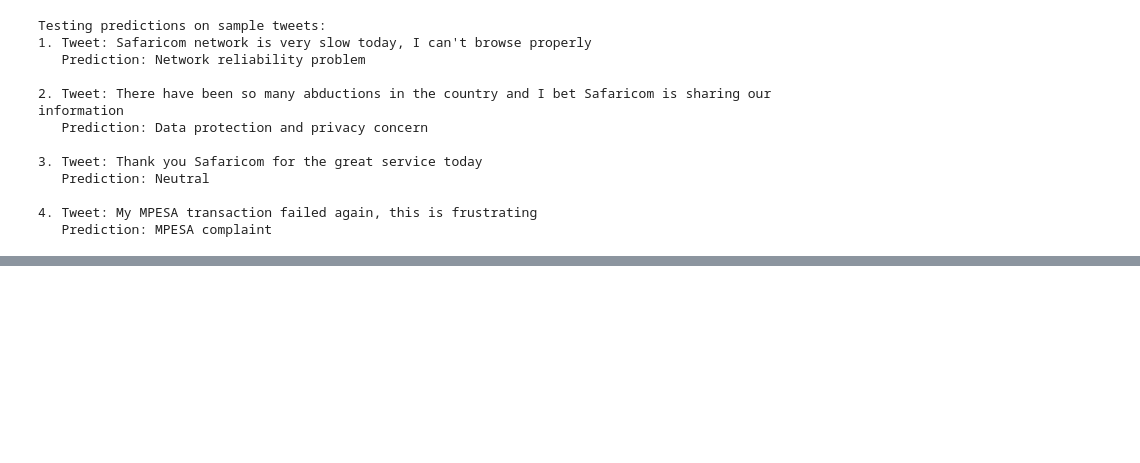
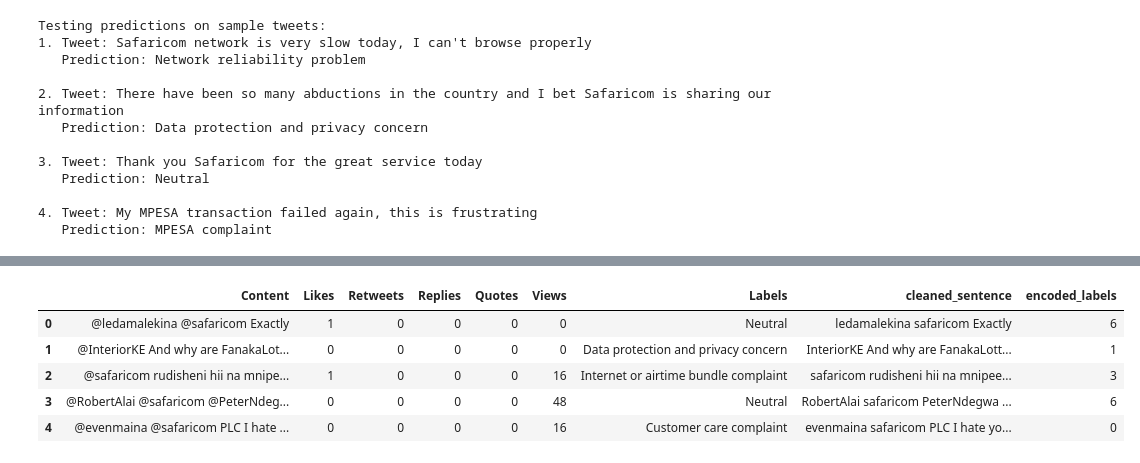
Before and after one commit to Patricknmaina/online_hate-speech_and_complaints_detection, a Jupyter notebook: notebook.ipynb, the cells around one changed output, grey strips where cells are left out. Saved outputs shown, nothing was run; the diff lists cells and outputs as text; code cells hidden in the pictures; blank space fills up the shorter version.

```diff
--- a/notebook.ipynb
+++ b/notebook.ipynb
@@ -495,0 +529,16 @@ Testing predictions on sample tweets:
+# %%
+# load the preprocessed train, validation and test datasets
+import pandas as pd
+train_df = pd.read_csv('train_processed.csv')
+val_df = pd.read_csv('val_processed.csv')
+test_df = pd.read_csv('test_processed.csv')
+# %%
+# view the first 5 rows in train dataset
+train_df.head()
+# %% [output]
+|  | Content | Likes | Retweets | Replies | Quotes | Views | Labels | cleaned_sentence | encoded_labels |
+| 0 | @ledamalekina @safaricom Exactly | 1 | 0 | 0 | 0 | 0 | Neutral | ledamalekina safaricom Exactly | 6 |
+| 1 | @InteriorKE And why are FanakaLot... | 0 | 0 | 0 | 0 | 0 | Data protection and privacy concern | InteriorKE And why are FanakaLott... | 1 |
+| 2 | @safaricom rudisheni hii na mnipe... | 1 | 0 | 0 | 0 | 16 | Internet or airtime bundle complaint | safaricom rudisheni hii na mnipee... | 3 |
+| 3 | @RobertAlai @safaricom @PeterNdeg... | 0 | 0 | 0 | 0 | 48 | Neutral | RobertAlai safaricom PeterNdegwa ... | 6 |
+| 4 | @evenmaina @safaricom PLC I hate ... | 0 | 0 | 0 | 0 | 16 | Customer care complaint | evenmaina safaricom PLC I hate yo... | 0 |
```
Also changed, not shown: parts of 45 cells of this notebook.
